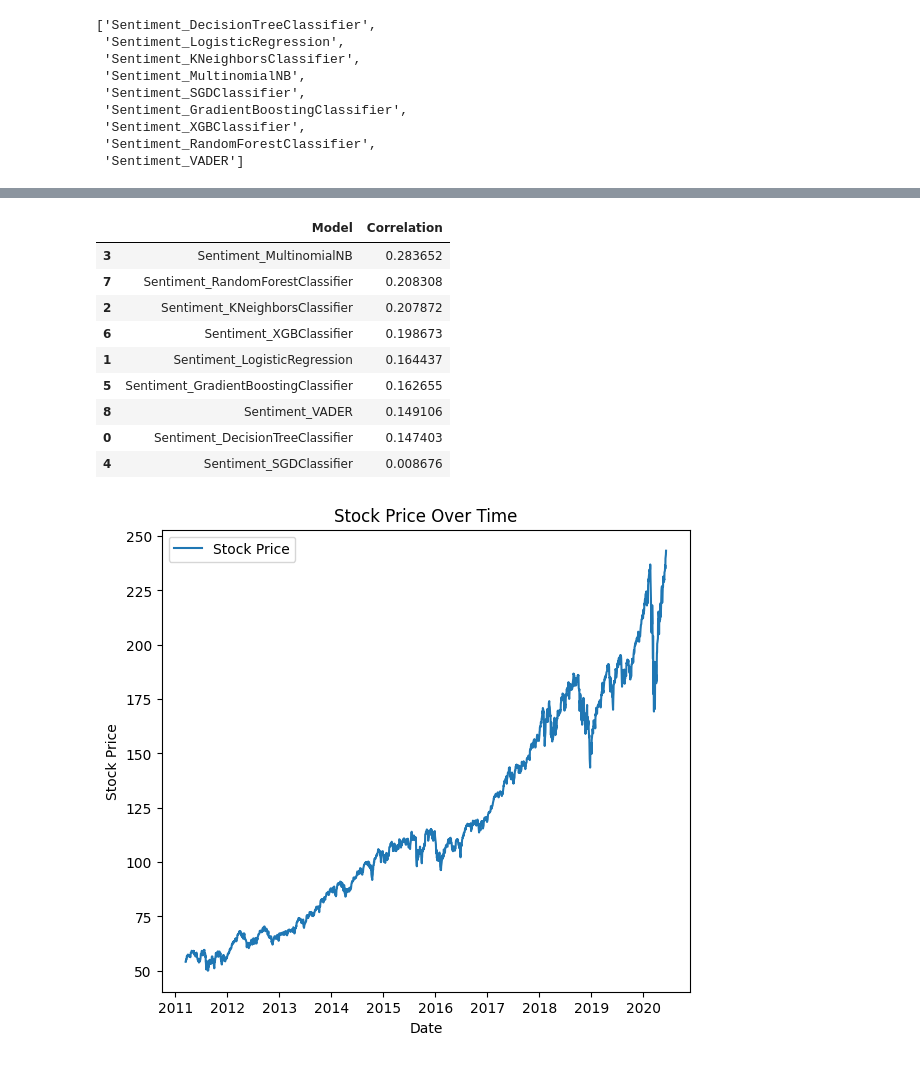
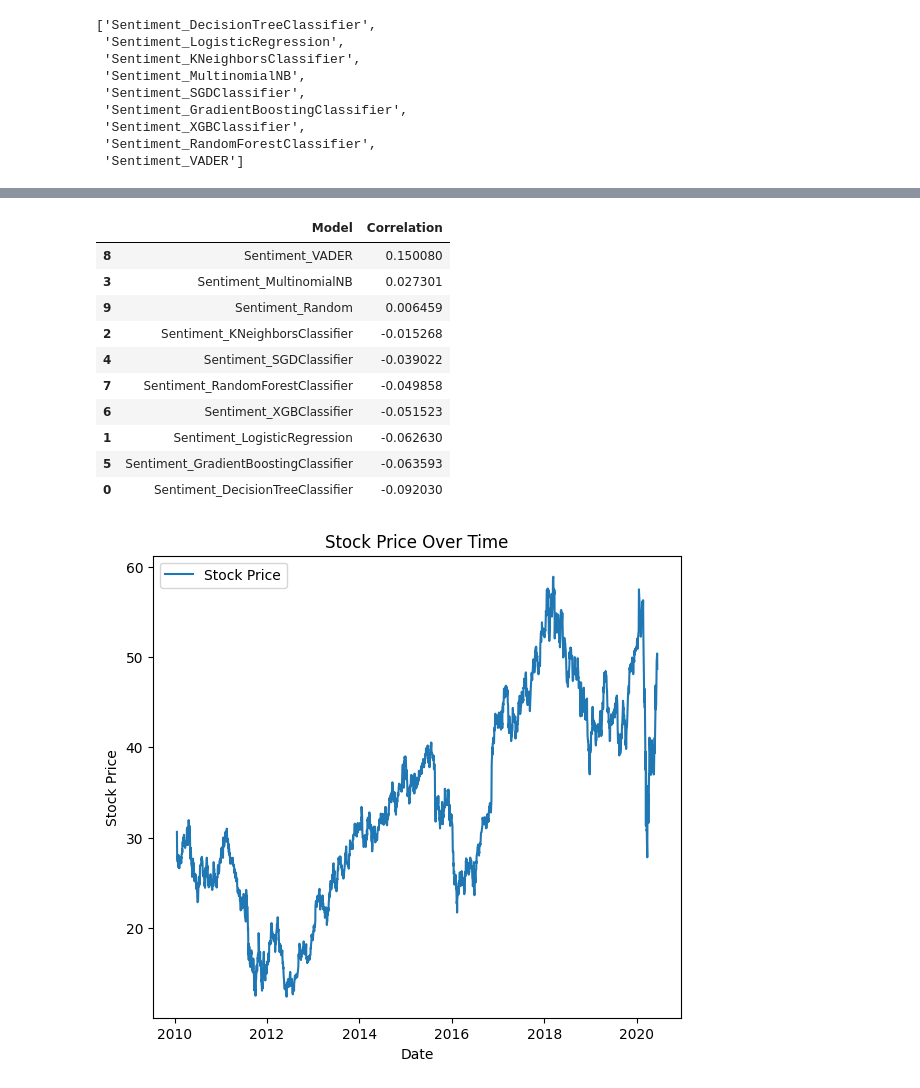
Before and after one commit to jamescalnan/Learning-From-Data-Coursework, a Jupyter notebook: Stock Predictor.ipynb, the cells around one changed output, grey strips where cells are left out. Saved outputs shown, nothing was run; the diff lists cells and outputs as text; code cells hidden in the pictures.

```diff
--- a/Stock Predictor.ipynb
+++ b/Stock Predictor.ipynb
@@ -107,7 +125,7 @@ ADBE    1999
 Name: count, dtype: int64
 # %%
 # Im going to use the MS stock as it has a lot of dates
-stock = "QQQ"
+stock = "MS"
 news_data = data[data['stock'] == stock]
 
 news_data.head()
@@ -234,7 +253,7 @@ else:
         # Predict the sentiment
         news_data[f'Sentiment_{model_name.split("_pipeline")[0]}'] = model.predict(news_data['headline'])
 
-news_data['Sentiment_VADER'] = [vader.polarity_scores(v)['compound'] for v in news_data['headline']]
+news_data['Sentiment_VADER'] = [(vader.polarity_scores(v)['compound'] + 1) / 2 for v in news_data['headline']]
 
 available_models = [f'Sentiment_{model_name.split("_pipeline")[0]}' for model_name in available_models]
 
@@ -267,0 +287,2 @@ See the caveats in the documentation: https://pandas.pydata.org/pandas-docs/stab
+# %%
+news_data['Sentiment_VADER'] = [(vader.polarity_scores(v)['compound'] + 1) / 2 for v in news_data['headline']]
@@ -482,33 +509,40 @@ merged_df
 # %%
 import pandas as pd
 
 # Assuming merged_df is your final merged DataFrame
+
+# Add a another column to the data called 'Sentiment_Random' and fill it with random values either 0 or 1
+merged_df['Sentiment_Random'] = np.random.randint(2, size=len(merged_df))
+
+# Add it to the available models list
+available_models.append('Sentiment_Random')
 
 # Initialize a DataFrame to store correlations
 correlations = pd.DataFrame(columns=['Model', 'Correlation'])
 
 # Calculate and store correlations for each model
 for model in available_models:
     correlation = merged_df[['Close', model]].corr().iloc[0, 1]
     new_row = pd.DataFrame({'Model': [model], 'Correlation': [correlation]})
     correlations = pd.concat([correlations, new_row], ignore_index=True)
 
 # Sort the DataFrame by correlation in descending order
 correlations_sorted = correlations.sort_values(by='Correlation', ascending=False)
 
 # Display the sorted correlations
 correlations_sorted
 # %% [output]
 |  | Model | Correlation |
-| 3 | Sentiment_MultinomialNB | 0.283652 |
-| 7 | Sentiment_RandomForestClassifier | 0.208308 |
-| 2 | Sentiment_KNeighborsClassifier | 0.207872 |
-| 6 | Sentiment_XGBClassifier | 0.198673 |
-| 1 | Sentiment_LogisticRegression | 0.164437 |
-| 5 | Sentiment_GradientBoostingClassifier | 0.162655 |
-| 8 | Sentiment_VADER | 0.149106 |
-| 0 | Sentiment_DecisionTreeClassifier | 0.147403 |
-| 4 | Sentiment_SGDClassifier | 0.008676 |
+| 8 | Sentiment_VADER | 0.150080 |
+| 3 | Sentiment_MultinomialNB | 0.027301 |
+| 9 | Sentiment_Random | 0.006459 |
+| 2 | Sentiment_KNeighborsClassifier | -0.015268 |
+| 4 | Sentiment_SGDClassifier | -0.039022 |
+| 7 | Sentiment_RandomForestClassifier | -0.049858 |
+| 6 | Sentiment_XGBClassifier | -0.051523 |
+| 1 | Sentiment_LogisticRegression | -0.062630 |
+| 5 | Sentiment_GradientBoostingClassifier | -0.063593 |
+| 0 | Sentiment_DecisionTreeClassifier | -0.092030 |
 # %%
 import matplotlib.pyplot as plt
 
@@ -530,4 +564,4 @@ plt.legend()
 # plt.tight_layout()
 plt.show()
 # %% [output]
-[figure, old version]
+[figure, new version]
```
Also changed, not shown: parts of 24 cells of this notebook, 30 other files.
